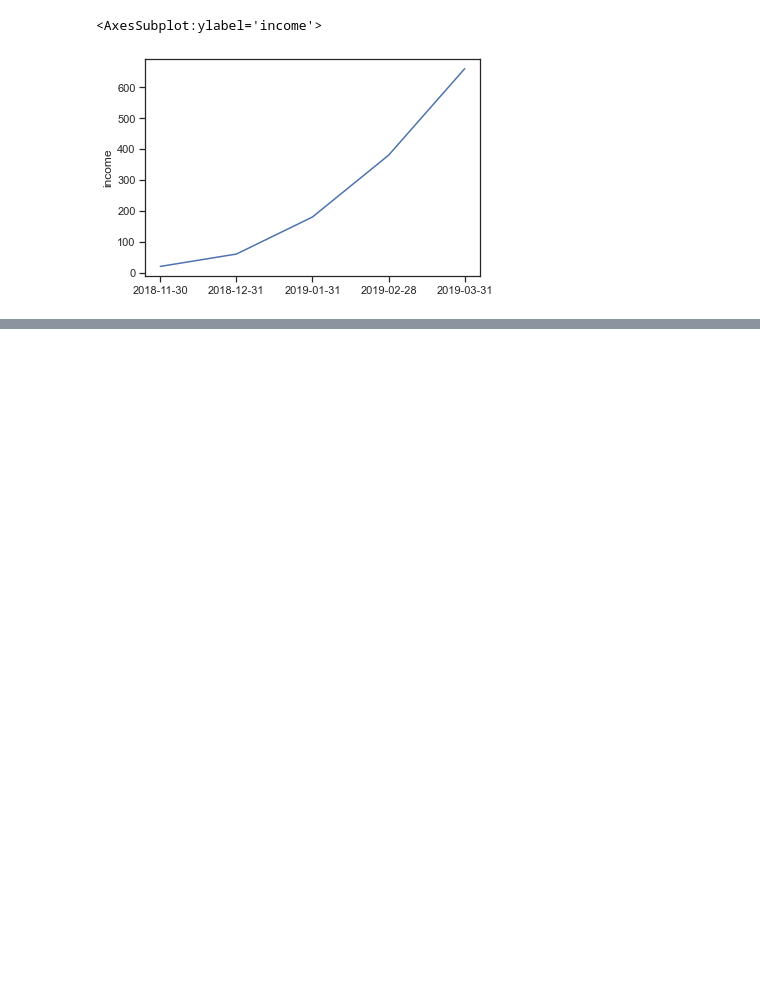
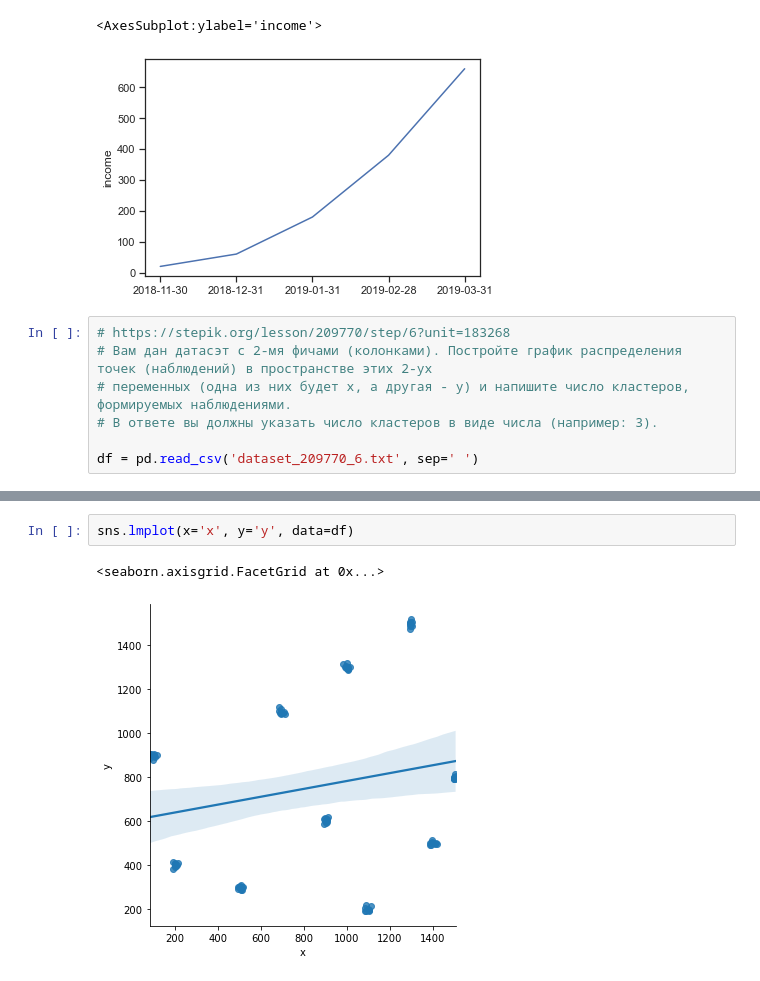
Before and after one commit to vavilovnv/Data-analysis, a Jupyter notebook: Intro to DS and ML/Intro.ipynb, the cells around one changed output, grey strips where cells are left out. Saved outputs shown, nothing was run; the diff lists cells and outputs as text; blank space fills up the shorter version.

```diff
--- a/Intro to DS and ML/Intro.ipynb
+++ b/Intro to DS and ML/Intro.ipynb
@@ -381,3 +381,10 @@ sns.lineplot(x=df.index, y=df.income)
 # %% [output]
 <AxesSubplot:ylabel='income'>
 [figure]
+# %%
+# https://stepik.org/lesson/209770/step/6?unit=183268
+# Вам дан датасэт с 2-мя фичами (колонками). Постройте график распределения точек (наблюдений) в пространстве этих 2-ух
+# переменных (одна из них будет x, а другая - y) и напишите число кластеров, формируемых наблюдениями.
+# В ответе вы должны указать число кластеров в виде числа (например: 3).
+
+df = pd.read_csv('dataset_209770_6.txt', sep=' ')
@@ -383,0 +407,5 @@ sns.lineplot(x=df.index, y=df.income)
+# %%
+sns.lmplot(x='x', y='y', data=df)
+# %% [output]
+<seaborn.axisgrid.FacetGrid at 0x...>
+[figure, added]
```
Also changed, not shown: parts of 10 cells of this notebook.
